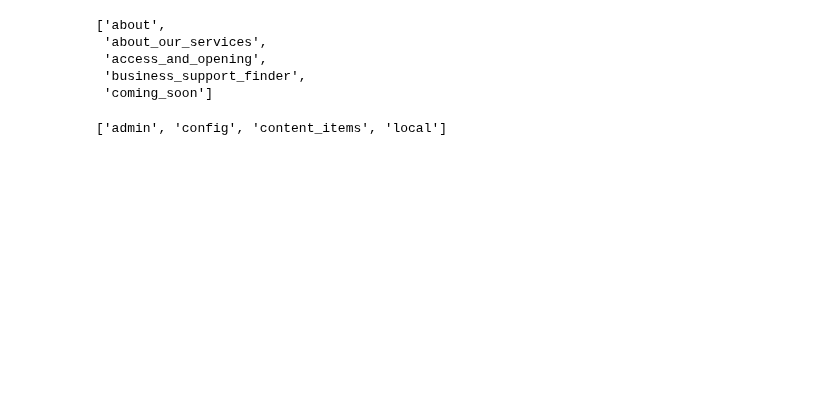
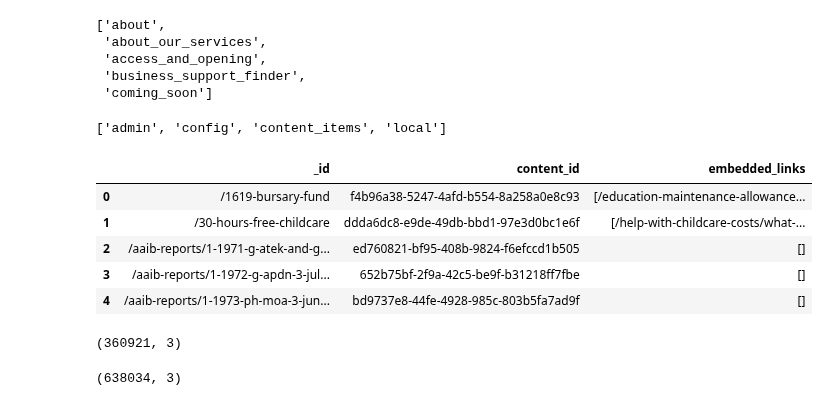
Before and after one commit to alphagov/govuk-network-embedding, a Jupyter notebook: notebooks/db/get_content_store_data.ipynb, the cells around one changed output. Cells and saved outputs as stored; diff of their text form; code cells hidden in the pictures; blank space fills up the shorter version.

Commit message:
Complete notebook to obtain content_store df and messy workings in separate notebooks

```diff
--- a/notebooks/db/get_content_store_data.ipynb
+++ b/notebooks/db/get_content_store_data.ipynb
@@ -85,0 +143,42 @@ collection_links_df['link_type'] = 'collection_link'
+# %%
+def is_html(text):
+    try:
+        return bool(BeautifulSoup(text, "html.parser").find())
+    except:
+        pass
+# %%
+def extract_html(cell_contents, links = []):
+
+    if type(cell_contents) == list:
+        [extract_html(item, links) for item in cell_contents]
+
+    elif type(cell_contents) == dict:
+        extract_html(list(cell_contents.values()), links)
+
+    else:
+        if is_html(cell_contents):
+            links.extend(extract_html_links(cell_contents))
+
+    return links
+# %%
+tqdm.pandas(desc="extract href links")
+text_df['embedded_links'] = text_df.progress_apply(
+         lambda row: extract_html(
+             cell_contents = row['all_details'],
+             links=[]),
+         axis=1)
+# %%
+embedded_links_df = text_df[['_id', 'content_id', 'embedded_links']]
+# %%
+embedded_links_df.head()
+# %% [output]
+|  | _id | content_id | embedded_links |
+| 0 | /1619-bursary-fund | f4b96a38-5247-4afd-b554-8a258a0e8c93 | [/education-maintenance-allowance... |
+| 1 | /30-hours-free-childcare | ddda6dc8-e9de-49db-bbd1-97e3d0bc1e6f | [/help-with-childcare-costs/what-... |
+| 2 | /aaib-reports/1-1971-g-atek-and-g... | ed760821-bf95-408b-9824-f6efccd1b505 | [] |
+| 3 | /aaib-reports/1-1972-g-apdn-3-jul... | 652b75bf-2f9a-42c5-be9f-b31218ff7fbe | [] |
+| 4 | /aaib-reports/1-1973-ph-moa-3-jun... | bd9737e8-44fe-4928-985c-803b5fa7ad9f | [] |
+# %%
+embedded_links_df.shape
+# %% [output]
+(360921, 3)
@@ -85,0 +192,4 @@ collection_links_df['link_type'] = 'collection_link'
+# %%
+embedded_links_df.shape
+# %% [output]
+(638034, 3)
```
Also changed, not shown: parts of 23 cells of this notebook.
